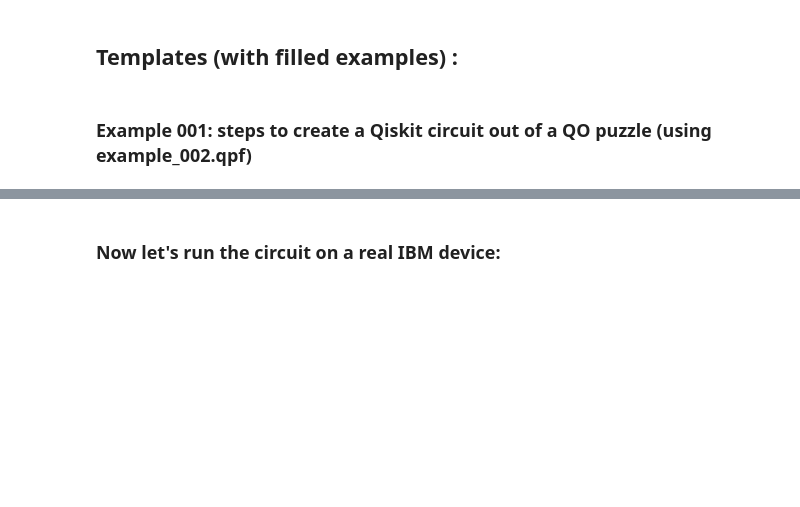
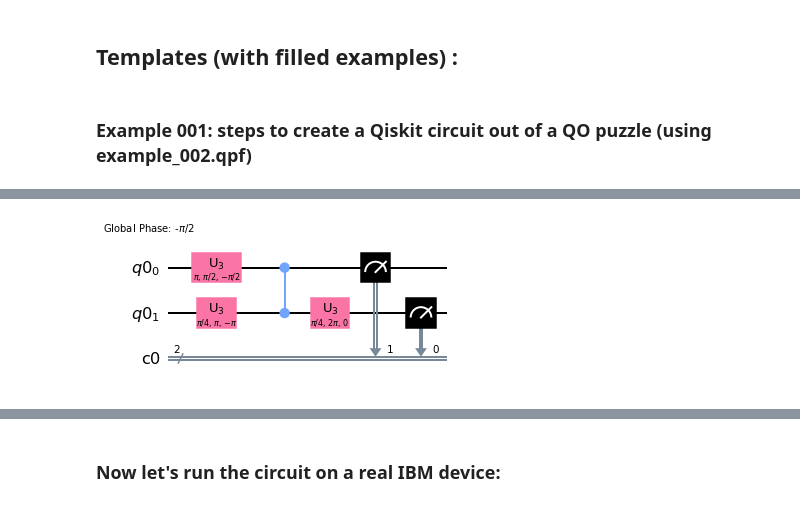
Before and after one commit to VoicuTomut/Qsiris-Quantum-Odyssey-and-Qiskit, a Jupyter notebook: example_odyssey_to_qiskit.ipynb, the cells around one changed output, grey strips where cells are left out. Cells and saved outputs as stored; diff of their text form; code cells hidden in the pictures; blank space fills up the shorter version.

```diff
--- a/example_odyssey_to_qiskit.ipynb
+++ b/example_odyssey_to_qiskit.ipynb
@@ -50,0 +81,6 @@ print(qc.qasm)
+# %%
+backend = Aer.get_backend('qasm_simulator')
+result = transpile(qc, backend=backend, optimization_level=3)
+result.draw('mpl')
+# %% [output]
+[figure, added]
```
Also changed, not shown: parts of 8 cells of this notebook, 4 other files.
